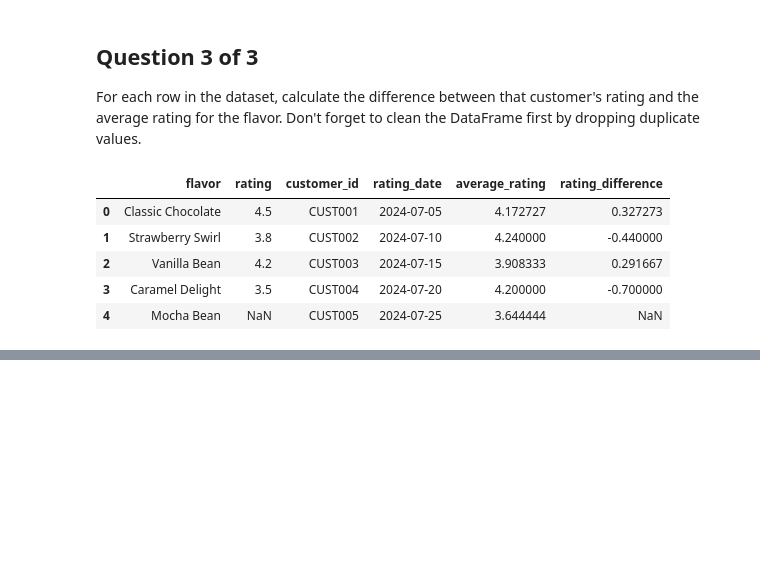
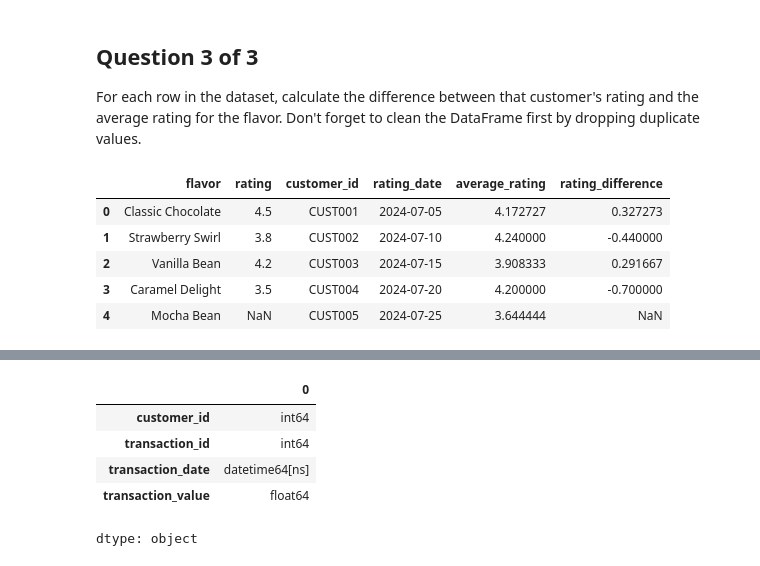
Before and after one commit to Haris-09/Python-Summer-Party-Challenge, a Jupyter notebook: Python_Summer_Party.ipynb, the cells around one changed output, grey strips where cells are left out. Drawn from its saved outputs; the diff is of its cells as text; code cells hidden in the pictures; blank space fills up the shorter version.

```diff
--- a/Python_Summer_Party.ipynb
+++ b/Python_Summer_Party.ipynb
@@ -1903,0 +1937,30 @@ display(milkshake_ratings_cleaned.head())
+# %%
+fct_transactions = """customer_id	 transaction_id	 transaction_date	 transaction_value
+1	 101	 2024-07-05	 5.5
+1	 102	 2024-07-15	 7.25
+2	 103	 2024-07-10	 4
+3	 104	 2024-07-20	 8.75
+4	 105	 2024-07-03	 6.5
+5	 106	 2024-07-22	 9
+6	 107	 2024-07-11	 10.5
+7	 108	 2024-07-18	 4.25
+8	 109	 2024-07-25	 12
+9	 110	 2024-07-07	 3.75
+10	 111	 2024-07-12	 5
+11	 112	 2024-07-27	 11.25
+12	 113	 2024-07-08	 6
+3	 114	 2024-07-30	 7.5
+5	 115	 2024-07-29	 10
+1	 116	 2024-07-31	 6.25
+"""
+
+fct_transactions = pd.read_csv(io.StringIO(fct_transactions), sep='\s\s+', engine='python')
+fct_transactions['transaction_date'] = pd.to_datetime(fct_transactions['transaction_date'])
+fct_transactions.dtypes
+# %% [output]
+|  | 0 |
+| customer_id | int64 |
+| transaction_id | int64 |
+| transaction_date | datetime64[ns] |
+| transaction_value | float64 |
+dtype: object
```
Also changed, not shown: parts of 11 cells of this notebook.
